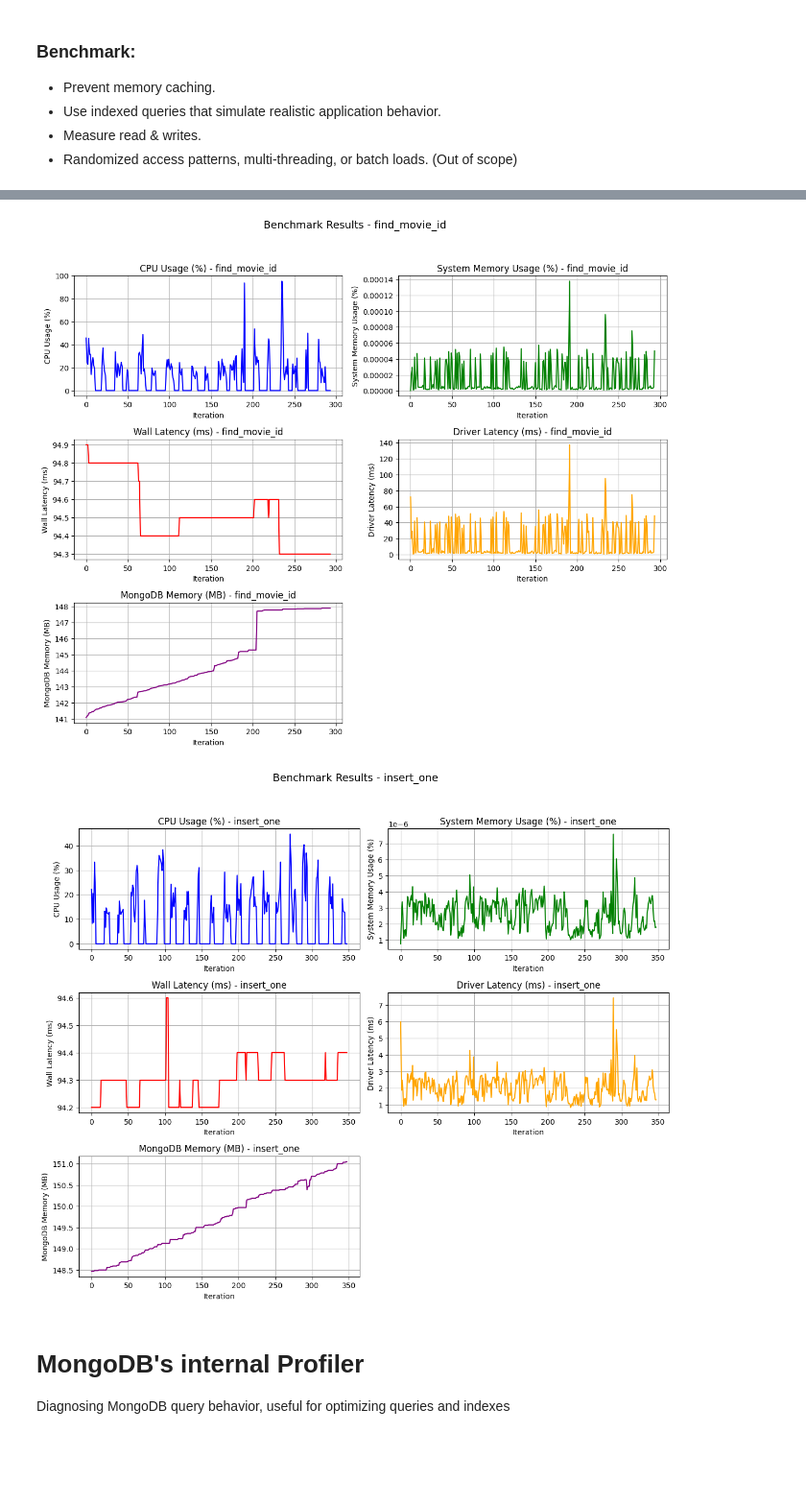
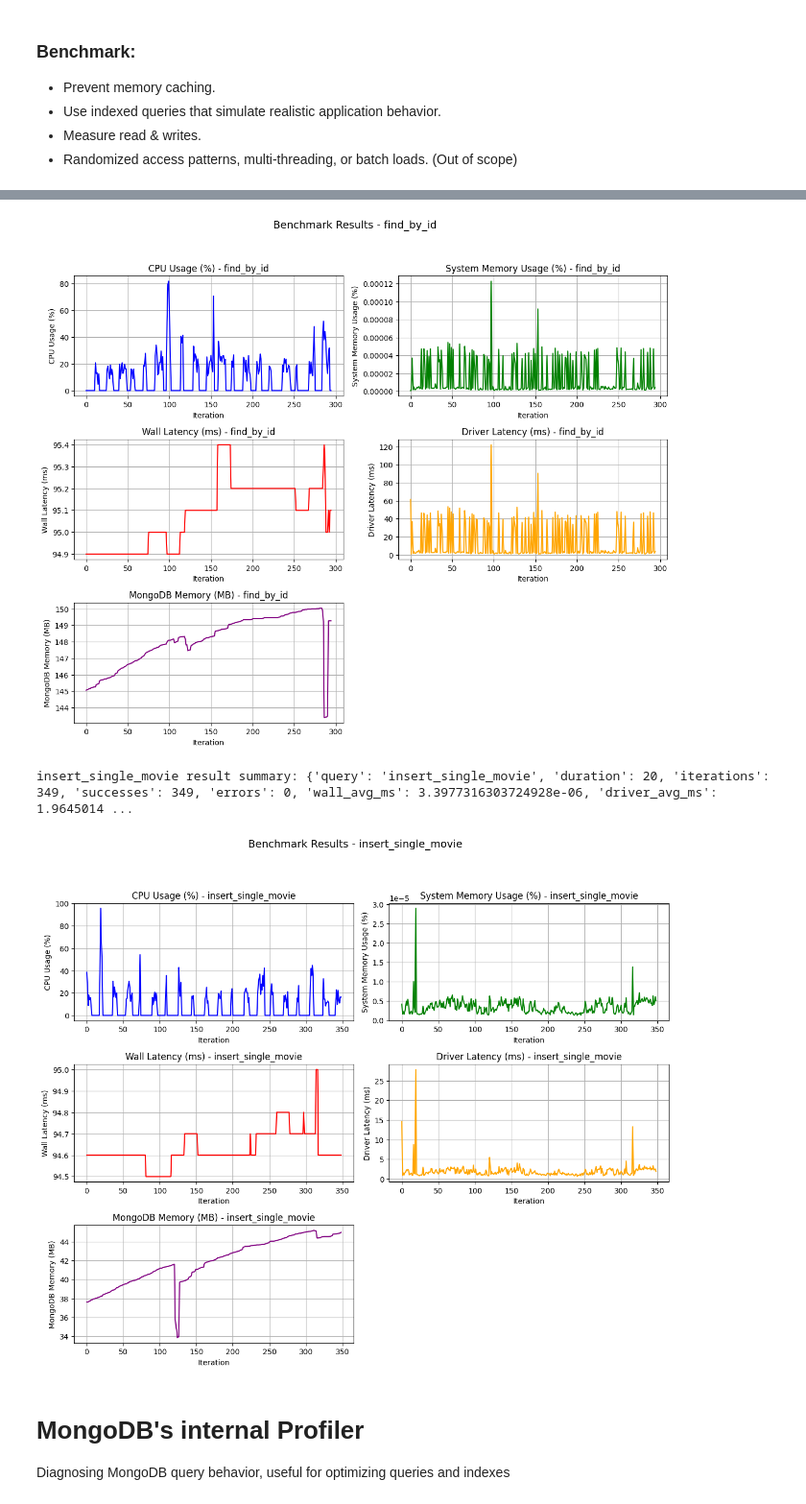
Before and after one commit to enzofali/bdnr, a Jupyter notebook: notebooks/mongo.ipynb, the cells around one changed output, grey strips where cells are left out. Shown at 96% size. Drawn from its saved outputs; the diff is of its cells as text; code cells hidden in the pictures; blank space fills up the shorter version.

Commit message:
finish mongo benchmarks

```diff
--- a/notebooks/mongo.ipynb
+++ b/notebooks/mongo.ipynb
@@ -400,25 +452,60 @@ WRITE result summary: {'query': 'write_query_id', 'duration': 20, 'iterations':
 from src.benchmark.utils import plot_benchmark_results
 
 plot_benchmark_results(
-    read_query_id,
-    read_result.series["sys_cpu_pct"],
-    read_result.series["sys_mem_pct"],
-    read_result.series["wall_ms"],
-    read_result.series["driver_ms"],
-    read_result.series["mongo_rss_mb"]
+    query_id,
+    result.series["sys_cpu_pct"],
+    result.series["sys_mem_pct"],
+    result.series["wall_ms"],
+    result.series["driver_ms"],
+    result.series["mongo_rss_mb"]
 )
 # %% [output]
-[figure, old version]
+[figure, new version]
+# %%
+# ----------- Write Operations -------------
+@timed_op
+def insert_single_movie():
+    doc = generate_rand_movie_doc(random.randint(1, 10_000))
+    return movies_col.insert_one(doc)
+
+@timed_op
+def insert_multiple_movies():
+    docs = [generate_rand_movie_doc(random.randint(1, 10_000)) for _ in range(5)]
+    return movies_col.insert_many(docs)
+
+@timed_op
+def insert_user_with_ratings():
+    user_id = random.randint(1, 5_000)
+    ratings = [{"movieId": random.randint(1, 1000), "rating": random.uniform(1.0, 5.0), "timestamp": datetime.now()} for _ in range(5)]
+    doc = {
+        "userId": user_id,
+        "name": f"User_{user_id}",
+        "stats": {"ratingCount": len(ratings)},
+        "ratings": ratings
+    }
+    return users_col.insert_one(doc)
+# %%
+write_queries = [
+    ("insert_single_movie", insert_single_movie),
+    # ("insert_multiple_movies", insert_multiple_movies),
+    # ("insert_user_with_ratings", insert_user_with_ratings),
+]
+
+for query_id, query_func in write_queries:
+    result = run_benchmark(query_id, query_func, listener, duration=20)
+    print(f"{query_id} result summary:", result.summary)
+# %% [output]
+insert_single_movie result summary: {'query': 'insert_single_movie', 'duration': 20, 'iterations': 349, 'successes': 349, 'errors': 0, 'wall_avg_ms': 3.3977316303724928e-06, 'driver_avg_ms': 1.9645014 ...
 # %%
 from src.benchmark.utils import plot_benchmark_results
 
 plot_benchmark_results(
-    write_query_id,
-    write_result.series["sys_cpu_pct"],
-    write_result.series["sys_mem_pct"],
-    write_result.series["wall_ms"],
-    write_result.series["driver_ms"],
-    write_result.series["mongo_rss_mb"]
+    query_id,
+    result.series["sys_cpu_pct"],
+    result.series["sys_mem_pct"],
+    result.series["wall_ms"],
+    result.series["driver_ms"],
+    result.series["mongo_rss_mb"]
 )
 # %% [output]
-[figure, old version]
+[figure, new version]
```
Also changed, not shown: parts of 9 cells of this notebook, 1 other file.
